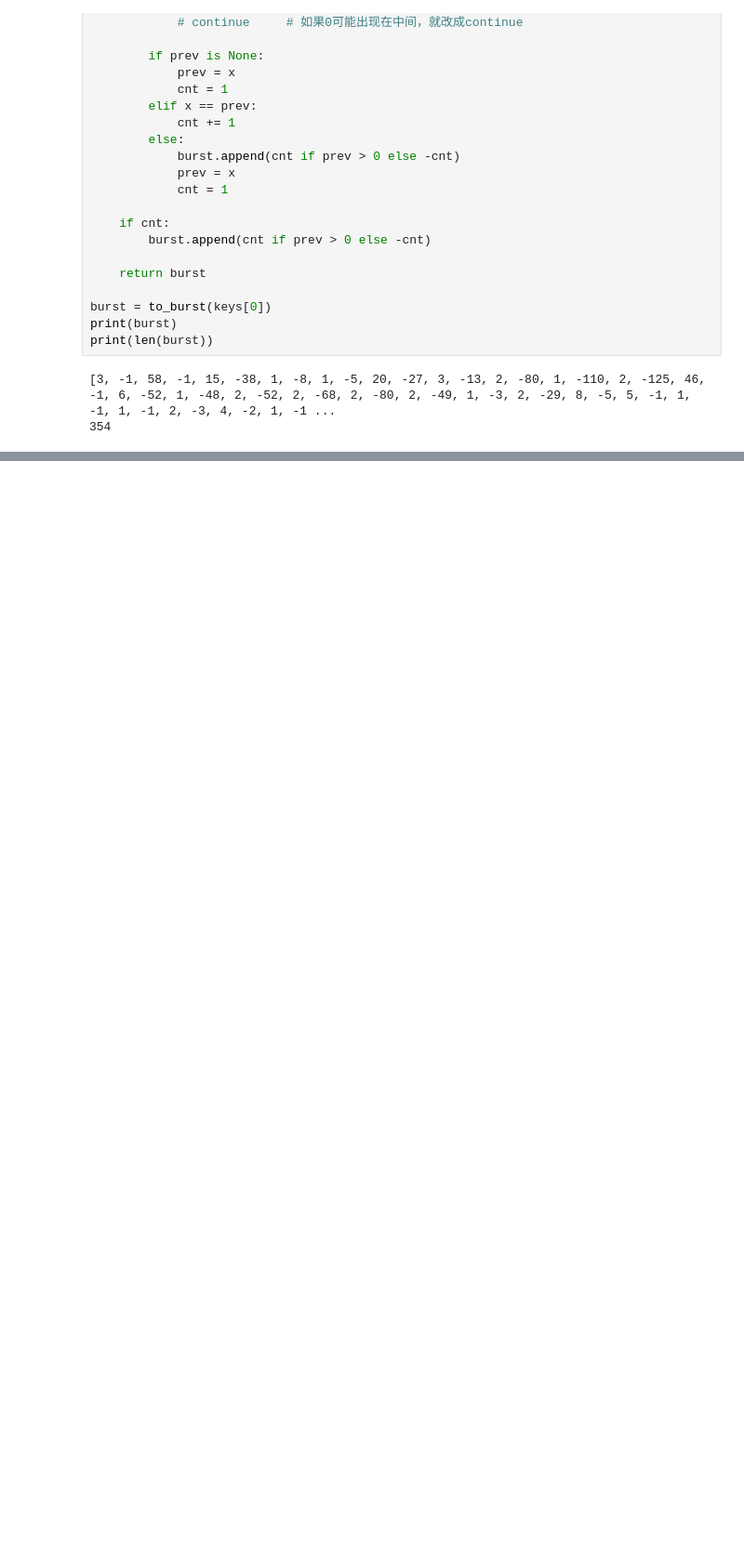
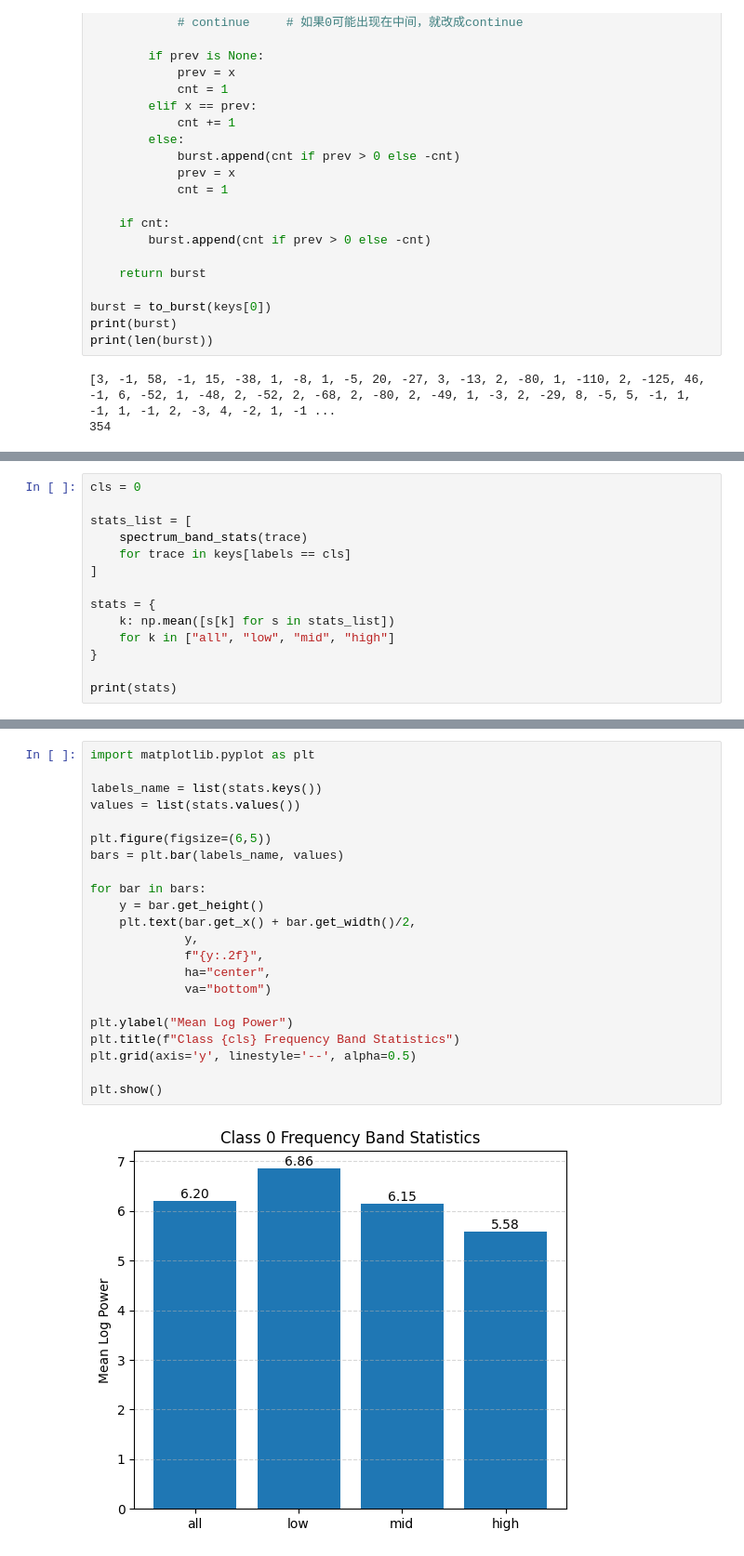
Before and after one commit to Eaglesfikr/WF-HAP, a Jupyter notebook: NetCLR-frequency.ipynb, the cells around one changed output, grey strips where cells are left out. Shown at 93% size. Saved outputs shown, nothing was run; the diff lists cells and outputs as text; blank space fills up the shorter version.

```diff
--- a/NetCLR-frequency.ipynb
+++ b/NetCLR-frequency.ipynb
@@ -95,0 +300,14 @@ print(len(burst))
+# %%
+cls = 0
+
+stats_list = [
+    spectrum_band_stats(trace)
+    for trace in keys[labels == cls]
+]
+
+stats = {
+    k: np.mean([s[k] for s in stats_list])
+    for k in ["all", "low", "mid", "high"]
+}
+
+print(stats)
@@ -95,0 +320,24 @@ print(len(burst))
+# %%
+import matplotlib.pyplot as plt
+
+labels_name = list(stats.keys())
+values = list(stats.values())
+
+plt.figure(figsize=(6,5))
+bars = plt.bar(labels_name, values)
+
+for bar in bars:
+    y = bar.get_height()
+    plt.text(bar.get_x() + bar.get_width()/2,
+             y,
+             f"{y:.2f}",
+             ha="center",
+             va="bottom")
+
+plt.ylabel("Mean Log Power")
+plt.title(f"Class {cls} Frequency Band Statistics")
+plt.grid(axis='y', linestyle='--', alpha=0.5)
+
+plt.show()
+# %% [output]
+[figure, added]
```
Also changed, not shown: parts of 17 cells of this notebook.
